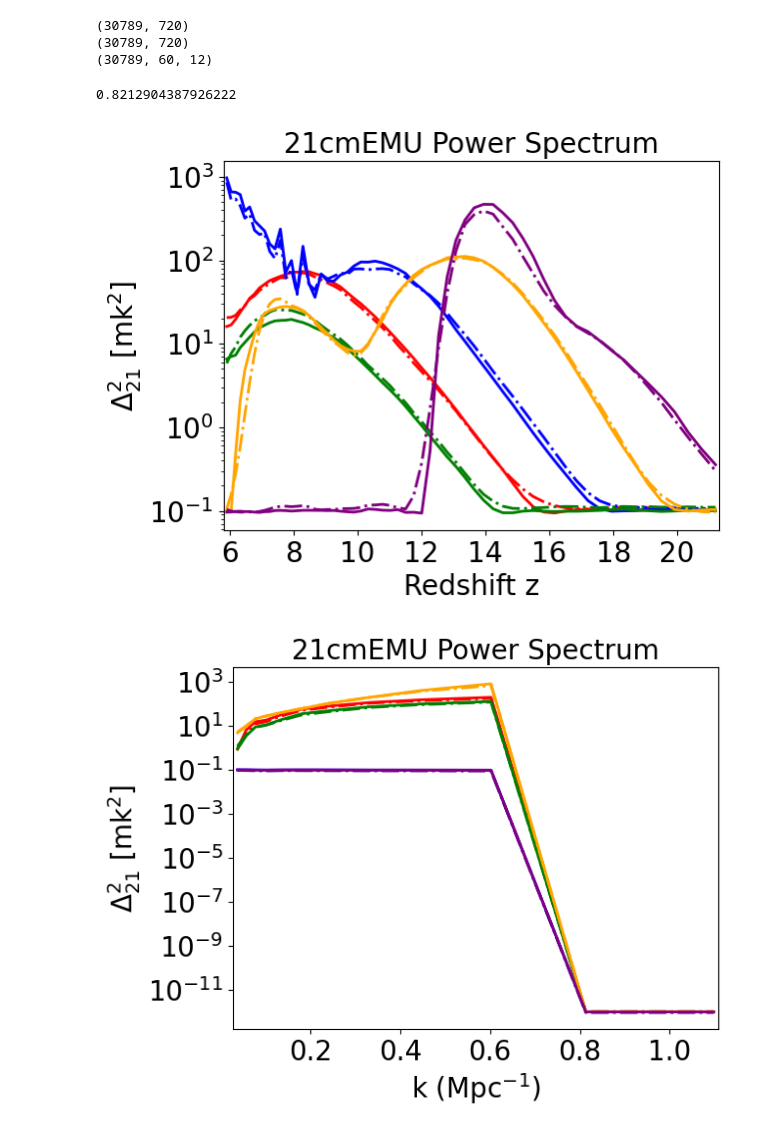
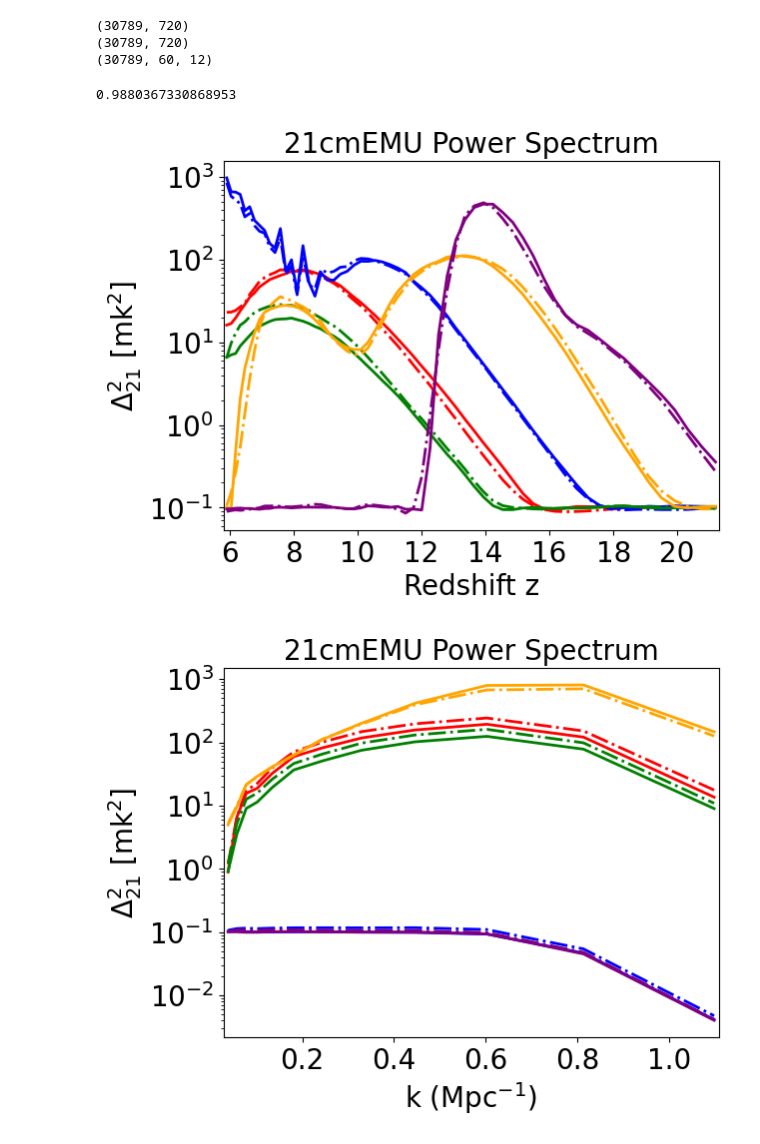
Before and after one commit to Rillard2001/RealMSc, a Jupyter notebook: 21cmEMU_TrainingData.ipynb, the cells around one changed output. Saved outputs shown, nothing was run; the diff lists cells and outputs as text; code cells hidden in the pictures.

```diff
--- a/21cmEMU_TrainingData.ipynb
+++ b/21cmEMU_TrainingData.ipynb
@@ -126,7 +112,7 @@ low_val_sharp = low_PS(final_val, k_cut = 0.8, method = 'SharpCut', eta = 10)
 # %%
 #low_test_gauss = low_PS(final_val, k_cut = 0.8, method = 'Gaussian', eta = 10)
-low_test_sharp = low_PS(final_test, k_cut = 0.8, method = 'SharpCut', eta = 10)
-#low_test_sig = low_PS(final_test, k_cut = 0.8, method = 'Sigmoid', eta = 10)
+#low_test_sharp = low_PS(final_test, k_cut = 0.8, method = 'SharpCut', eta = 10)
+low_test_sig = low_PS(final_test, k_cut = 0.8, method = 'Sigmoid', eta = 10)
 # %%
 #Drop round
 train_input = t.drop(['Round'], axis = 1)
@@ -407,11 +450,11 @@ print(best_val_loss)
 0.00011703882178625952
 # %%
 #Test neural network on test data
-loaded_model = PSNN(9, [480, 621, 523])
+loaded_model = PSNN(9, [615, 357, 597])
 loaded_model = loaded_model.double()
-loaded_model.load_state_dict(torch.load("PSNN_4fixed_low_train_sharp2.pth", map_location = torch.device('cpu')))
+loaded_model.load_state_dict(torch.load("PSNN_4fixed_low_train_sig.pth", map_location = torch.device('cpu')))
 
-test_loader = DataLoader(test_dataset, batch_size = 64, shuffle = True)
+test_loader = DataLoader(test_dataset, batch_size = 32, shuffle = True)
 
 loaded_model.eval()
 #model.eval()
@@ -421,7 +464,7 @@ with torch.no_grad():
 
 y_pred = y_pred_tens.cpu().numpy()
 
-y_true = np.log10(low_test_sharp).reshape(low_test_sharp.shape[0], -1)
+y_true = np.log10(low_test_sig).reshape(low_test_sig.shape[0], -1)
 y_pred = y_pred.reshape(y_pred.shape[0], -1)
 # %%
 print(y_pred.shape)
@@ -435,7 +478,7 @@ print(y_pred_tens.cpu().numpy().shape)
 #Get R^2 score
 r2_score(y_true, y_pred)  # getting 90% 2D R^2 score with 30 000 test samples
 # %% [output]
-0.8212904387926222
+0.9880367330868953
 # %%
 #0.932 R^2 score with all 9 differing parameters at 100k training samples, 20k validation samples, 25k test samples
 #0.982 R^2 score with 5 differing parameters and 4 fixed at 100k training samples, 20k validation samples, 25k test sample
@@ -442,6 +487,6 @@ r2_score(y_true, y_pred)  # getting 90% 2D R^2 score with 30 000 test samples
 # %%
-plotting_PS(final_test, low_test_sharp, 10 ** y_pred_tens.cpu().numpy(), 'zs', size = 5, k = 5, z = 10, filename = '21cmEMU_PS_z_fixed')
-plotting_PS(final_test, low_test_sharp, 10 ** y_pred_tens.cpu().numpy(), 'k', size = 5, k = 5, z = 10, filename = '21cmEMU_PS_k_fixed')
+plotting_PS(final_test, low_test_sig, 10 ** y_pred_tens.cpu().numpy(), 'zs', size = 5, k = 5, z = 10, filename = '21cmEMU_PS_z_fixed')
+plotting_PS(final_test, low_test_sig, 10 ** y_pred_tens.cpu().numpy(), 'k', size = 5, k = 5, z = 10, filename = '21cmEMU_PS_k_fixed')
 # %% [output]
-[figure, old version]
+[figure, new version]
-[figure, old version]
+[figure, new version]
```
Also changed, not shown: parts of 20 cells of this notebook.
